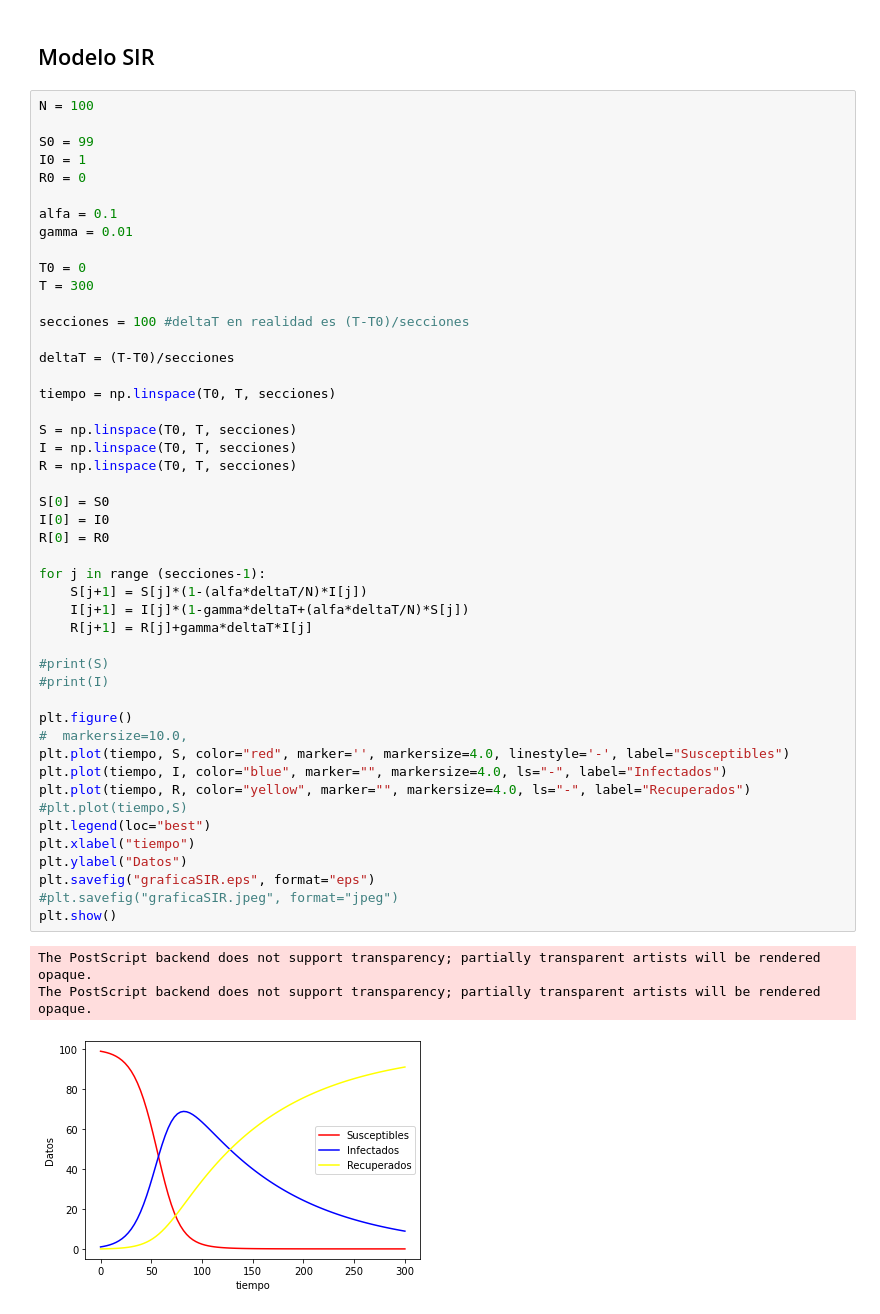
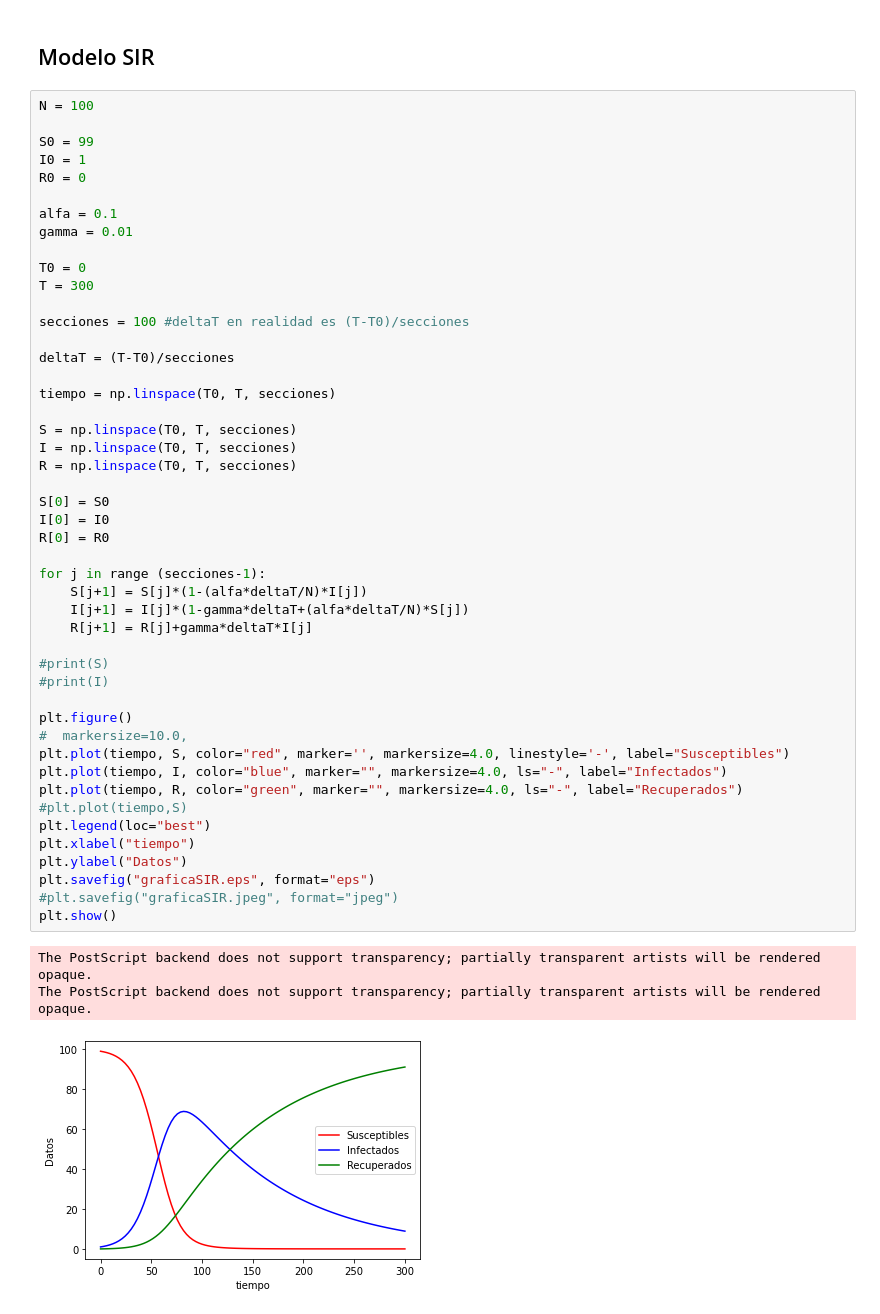
Before and after one commit to Mapachana/TFG, a Jupyter notebook: codigo/Modelos_Discretos.ipynb, the cells around one changed output. Saved outputs shown, nothing was run; the diff lists cells and outputs as text.

Commit message:
Cambiado color de las graficas

```diff
--- a/codigo/Modelos_Discretos.ipynb
+++ b/codigo/Modelos_Discretos.ipynb
@@ -78,32 +76,32 @@ tiempo = np.linspace(T0, T, secciones)
 S = np.linspace(T0, T, secciones)
 I = np.linspace(T0, T, secciones)
 R = np.linspace(T0, T, secciones)
 
 S[0] = S0
 I[0] = I0
 R[0] = R0
 
 for j in range (secciones-1):
     S[j+1] = S[j]*(1-(alfa*deltaT/N)*I[j])
     I[j+1] = I[j]*(1-gamma*deltaT+(alfa*deltaT/N)*S[j])
     R[j+1] = R[j]+gamma*deltaT*I[j]
 
 #print(S)
 #print(I)
 
 plt.figure()
 #  markersize=10.0,
 plt.plot(tiempo, S, color="red", marker='', markersize=4.0, linestyle='-', label="Susceptibles")
 plt.plot(tiempo, I, color="blue", marker="", markersize=4.0, ls="-", label="Infectados")
-plt.plot(tiempo, R, color="yellow", marker="", markersize=4.0, ls="-", label="Recuperados")
+plt.plot(tiempo, R, color="green", marker="", markersize=4.0, ls="-", label="Recuperados")
 #plt.plot(tiempo,S)
 plt.legend(loc="best")
 plt.xlabel("tiempo")
 plt.ylabel("Datos")
 plt.savefig("graficaSIR.eps", format="eps")
 #plt.savefig("graficaSIR.jpeg", format="jpeg")
 plt.show()
 # %% [output]
 The PostScript backend does not support transparency; partially transparent artists will be rendered opaque.
 The PostScript backend does not support transparency; partially transparent artists will be rendered opaque.
-[figure, old version]
+[figure, new version]
```
Also changed, not shown: parts of 1 cell of this notebook, 3 other files.
